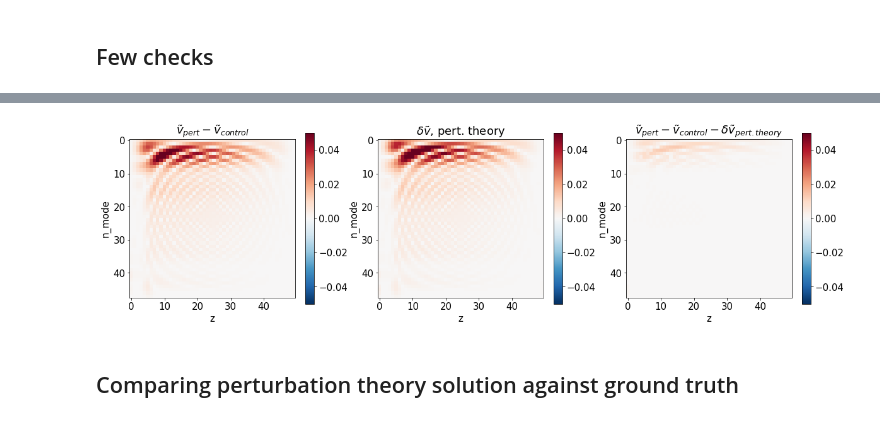
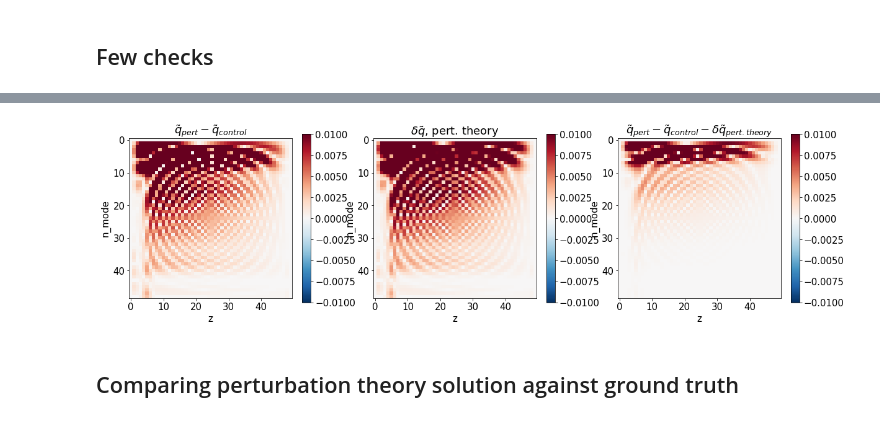
Before and after one commit to qnicolas/IWTomography, a Jupyter notebook: tomo2D.ipynb, the cells around one changed output, grey strips where cells are left out. Drawn from its saved outputs; the diff is of its cells as text; code cells hidden in the pictures.

```diff
--- a/tomo2D.ipynb
+++ b/tomo2D.ipynb
@@ -281,7 +218,7 @@ Wall time: 26.2 s
 iwave = InternalWaveEquation(Lt=3000,Nt=100,Nx=100,Nz=50)
 
 iwave_pert = InternalWaveEquation(Lt=3000,Nt=100,Nx=100,Nz=50)
-iwave_pert.N = lambda z:0.01 + np.exp(-((z-iwave_pert.z0)**2)/(2*iwave_pert.sigma_z**2))*1e-4
+iwave_pert.N = lambda z: iwave.N(z) + pvel.deltaN(z)
 
 iwave.integrate()
 iwave_pert.integrate()
@@ -366,7 +284,0 @@ for a in axs:
-# %%
-n=42
-plt.plot(iwave_pert.wtildes[3,n]-iwave.wtildes[3,n],iwave_pert.Z)
-plt.plot(pvel.deltawtilde(3,n,deltaAn_),pvel.Z)
-#plt.plot(iwave.wtildes[3,n],iwave.Z)
-#-iwave.wtildes[3,n]
-plt.ylim(1000,0)
@@ -376,7 +284,0 @@ plt.ylim(1000,0)
-# %%
-n=45
-plt.plot(iwave_pert.wtildes[3,n]-iwave.wtildes[3,n],iwave_pert.Z)
-plt.plot(pvel.deltawtilde(3,n,deltaAn_),pvel.Z)
-#plt.plot(iwave.wtildes[3,n],iwave.Z)
-#-iwave.wtildes[3,n]
-plt.ylim(1000,0)
@@ -385,0 +285,7 @@ plt.ylim(1000,0)
+# %%
+#checking individual eigenvectors
+l=42
+deltaAn_ = pvel.deltaAn(pvel.K[n0])
+plt.plot((iwave_pert.ptildes[n0,l]-iwave.ptildes[n0,l]),iwave_pert.Z)
+plt.plot(pvel.deltaptilde(n0,l,deltaAn_),pvel.Z)
+plt.ylim(1000,0)
@@ -386,39 +295,39 @@ plt.ylim(1000,0)
 # %%
-# Check that delta vtilde_n is accurate
-# It is accurate in some regions (top right of the plot) but overall not so much
-deltas = np.zeros((48,50))
-for n in range(48):
-    delta1 = iwave_pert.vtildes[3,n]-iwave.vtildes[3,n]
-    delta2 = iwave_pert.vtildes[3,n]+iwave.vtildes[3,n]
+# Check that delta qtilde_n is accurate
+# It is inaccurate in some regions
+deltas = np.zeros((49,50))
+for n in range(49):
+    delta1 = iwave_pert.qtildes[3,n]-iwave.qtildes[3,n]
+    delta2 = iwave_pert.qtildes[3,n]+iwave.qtildes[3,n]
     if spl.norm(delta1)<spl.norm(delta2):
         deltas[n]=delta1
     else:
         deltas[n]=delta2
 
 fig,axs=plt.subplots(1,3,figsize=(20,5))
-scale=5e-2
+scale=1e-2
 
 ax=axs[0]
 im=ax.imshow(np.abs(deltas),vmin=-scale,vmax=scale,cmap=plt.cm.RdBu_r)
 fig.colorbar(im,ax=ax)
-ax.set_title(r'$\tilde v_{pert} - \tilde v_{control}$')
+ax.set_title(r'$\tilde q_{pert} - \tilde q_{control}$')
 
 deltaAn_ = pvel.deltaAn(pvel.K[n0])
-deltas_analytical=np.array([pvel.deltavtilde(3,l,deltaAn_) for l in range(48)])
+deltas_analytical=np.array([pvel.deltaqtilde(3,l,deltaAn_) for l in range(49)])
 ax=axs[1]
 im=ax.imshow(np.abs(deltas_analytical),vmin=-scale,vmax=scale,cmap=plt.cm.RdBu_r)
 fig.colorbar(im,ax=ax)
-ax.set_title(r'$\delta \tilde v$, pert. theory')
+ax.set_title(r'$\delta \tilde q$, pert. theory')
 
 ax=axs[2]
 im=ax.imshow(np.abs(np.abs(deltas)-np.abs(deltas_analytical)),vmin=-scale,vmax=scale,cmap=plt.cm.RdBu_r)
 fig.colorbar(im,ax=ax)
-ax.set_title(r'$\tilde v_{pert} - \tilde v_{control} - \delta \tilde v_{pert. theory}$')
+ax.set_title(r'$\tilde q_{pert} - \tilde q_{control} - \delta \tilde q_{pert. theory}$')
 for a in axs:
     a.set_xlabel("z")
     a.set_ylabel("n_mode")
 # %% [output]
-[figure, old version]
+[figure, new version]
 # %% [markdown]
 ## Comparing perturbation theory solution against ground truth
 # %%
```
Also changed, not shown: parts of 20 cells of this notebook, 1 other file.
